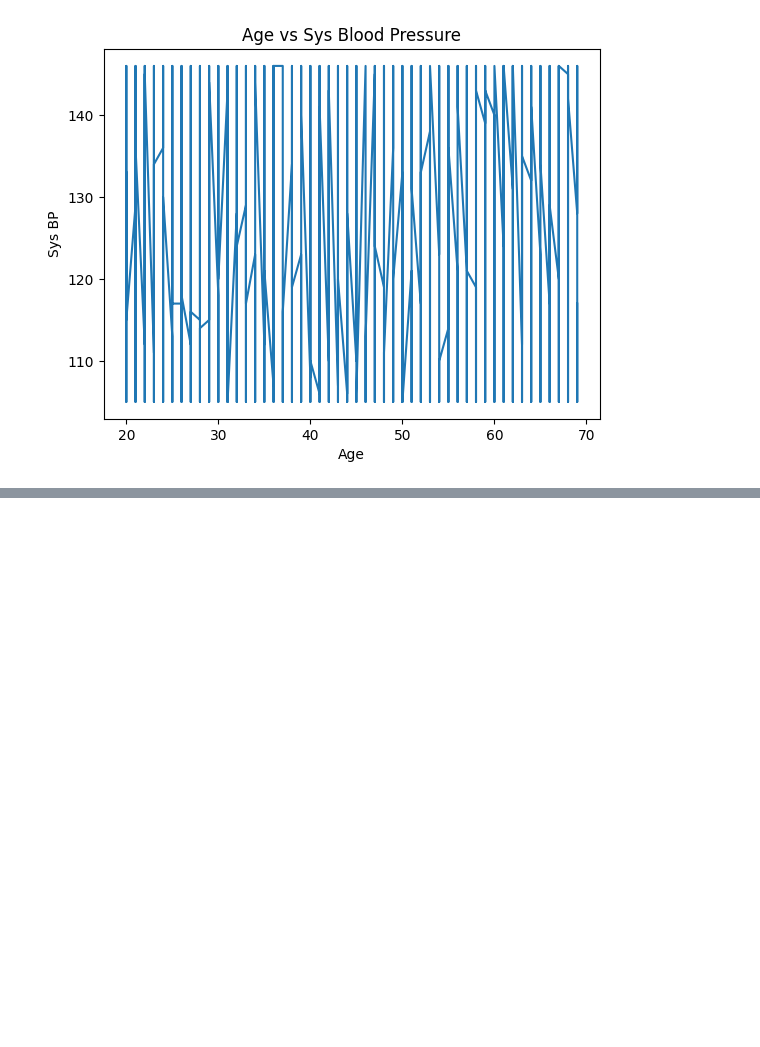
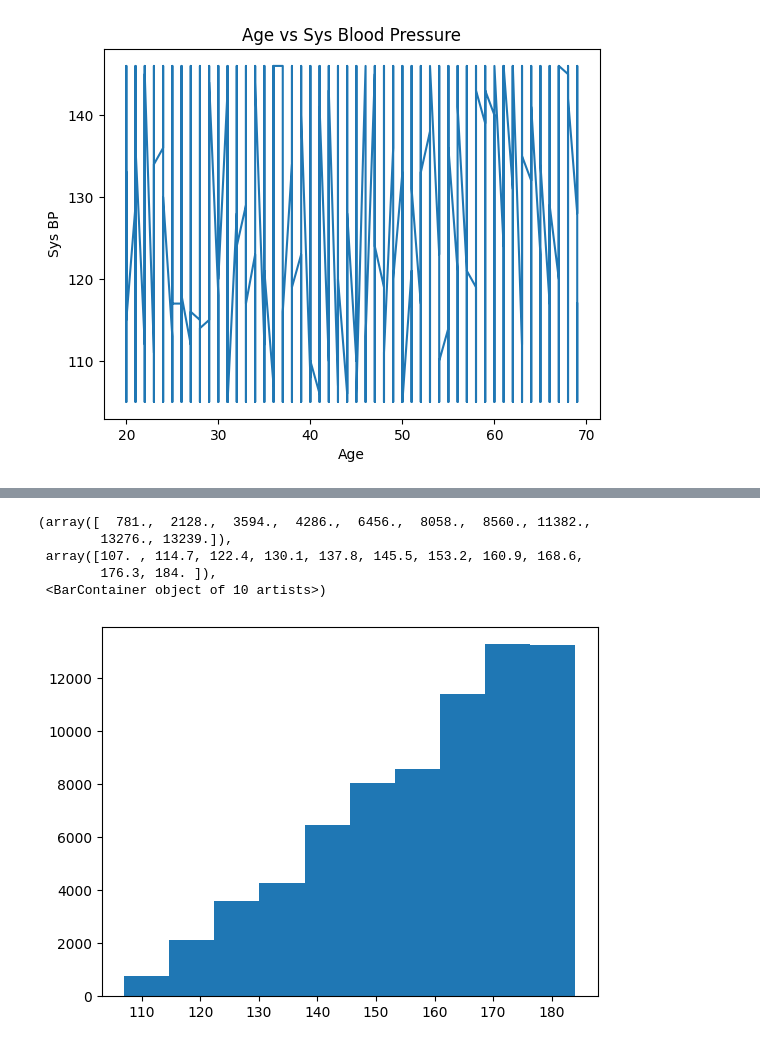
Before and after one commit to AaryanThapa/FOD_Project, a Jupyter notebook: asssignment.ipynb, the cells around one changed output, grey strips where cells are left out. Cells and saved outputs as stored; diff of their text form; code cells hidden in the pictures; blank space fills up the shorter version.

```diff
--- a/asssignment.ipynb
+++ b/asssignment.ipynb
@@ -36,0 +58,9 @@ plt.show()
+# %%
+plt.hist(df['heightCm'])
+# %% [output]
+(array([  781.,  2128.,  3594.,  4286.,  6456.,  8058.,  8560., 11382.,
+        13276., 13239.]),
+ array([107. , 114.7, 122.4, 130.1, 137.8, 145.5, 153.2, 160.9, 168.6,
+        176.3, 184. ]),
+ <BarContainer object of 10 artists>)
+[figure, added]
```
Also changed, not shown: parts of 11 cells of this notebook.
